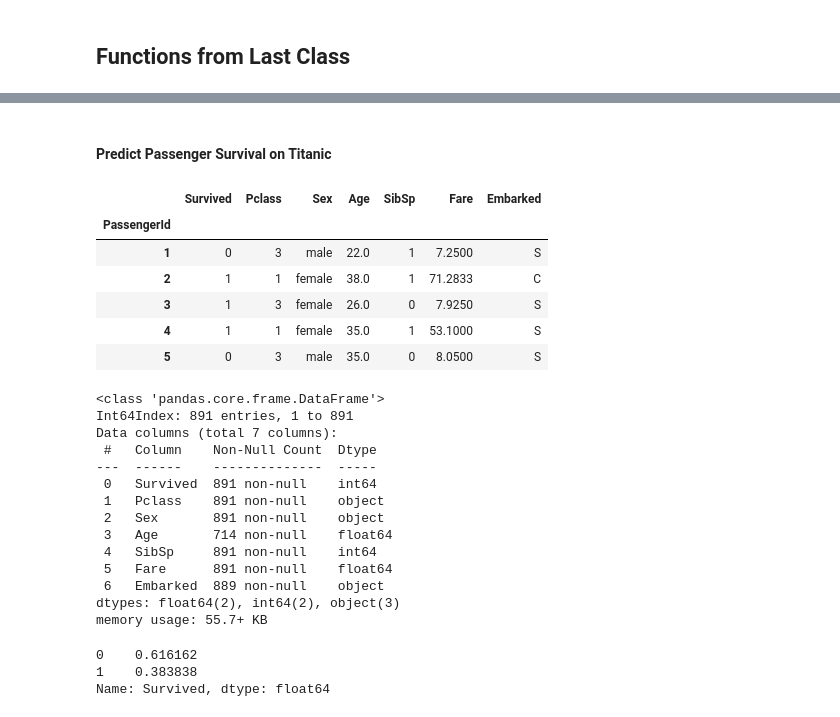
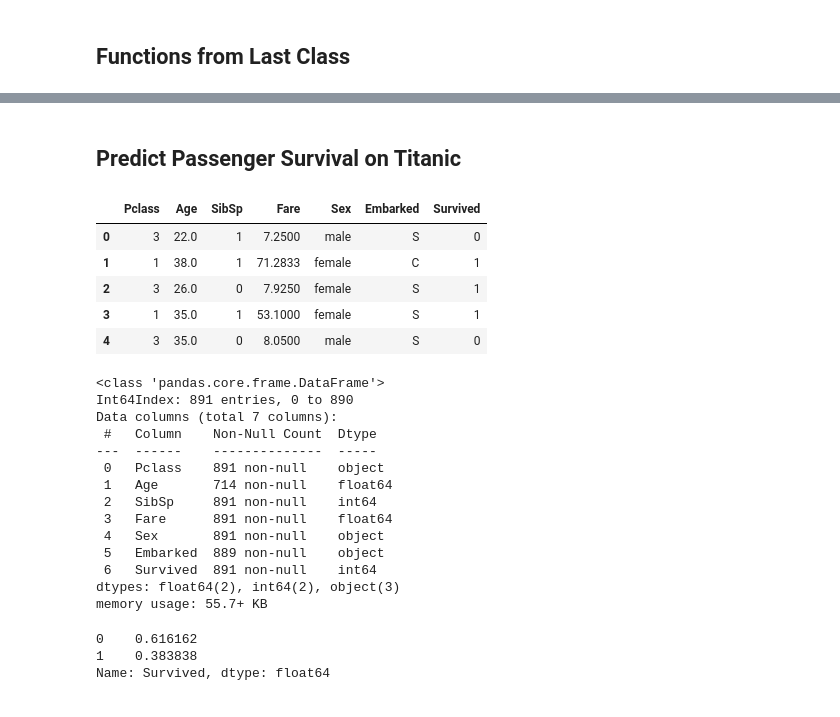
Before and after one commit to jirvingphd/online-dtsc-pt-041320-cohort-notes, a Jupyter notebook: Mod 3/sect_25_logistic_regression/instructor/sect_25_pt1_LogisticRegression_titanic-instructor.ipynb, the cells around one changed output, grey strips where cells are left out. Cells and saved outputs as stored; diff of their text form; code cells hidden in the pictures.

```diff
--- a/Mod 3/sect_25_logistic_regression/instructor/sect_25_pt1_LogisticRegression_titanic-instructor.ipynb
+++ b/Mod 3/sect_25_logistic_regression/instructor/sect_25_pt1_LogisticRegression_titanic-instructor.ipynb
@@ -132,33 +152,34 @@ def get_model_coeffs(X_df, sklearn_model=None, ols_model = None):
 # %% [markdown]
-#### Predict Passenger Survival on Titanic
+## Predict Passenger Survival on Titanic
 # %%
 df = fs.datasets.load_titanic(read_csv_kwds={'index_col':0})
-df.set_index('PassengerId',inplace=True)
-df.drop(['Name','Ticket','Cabin','Parch'],inplace=True,axis=1)
+relevant_columns = ['Pclass', 'Age', 'SibSp', 'Fare', 'Sex', 'Embarked', 'Survived']
+df = df[relevant_columns]
+# df.set_index('PassengerId',inplace=True)
+# df.drop(['Name','Ticket','Cabin','Parch'],inplace=True,axis=1)
 df.head()
 # %% [output]
-|  | Survived | Pclass | Sex | Age | SibSp | Fare | Embarked |
-| PassengerId |  |  |  |  |  |  |  |
-| 1 | 0 | 3 | male | 22.0 | 1 | 7.2500 | S |
-| 2 | 1 | 1 | female | 38.0 | 1 | 71.2833 | C |
-| 3 | 1 | 3 | female | 26.0 | 0 | 7.9250 | S |
-| 4 | 1 | 1 | female | 35.0 | 1 | 53.1000 | S |
-| 5 | 0 | 3 | male | 35.0 | 0 | 8.0500 | S |
+|  | Pclass | Age | SibSp | Fare | Sex | Embarked | Survived |
+| 0 | 3 | 22.0 | 1 | 7.2500 | male | S | 0 |
+| 1 | 1 | 38.0 | 1 | 71.2833 | female | C | 1 |
+| 2 | 3 | 26.0 | 0 | 7.9250 | female | S | 1 |
+| 3 | 1 | 35.0 | 1 | 53.1000 | female | S | 1 |
+| 4 | 3 | 35.0 | 0 | 8.0500 | male | S | 0 |
 # %%
 df.info()
 # %% [output]
 <class 'pandas.core.frame.DataFrame'>
-Int64Index: 891 entries, 1 to 891
+Int64Index: 891 entries, 0 to 890
 Data columns (total 7 columns):
  #   Column    Non-Null Count  Dtype
 ---  ------    --------------  -----
- 0   Survived  891 non-null    int64
- 1   Pclass    891 non-null    object
- 2   Sex       891 non-null    object
- 3   Age       714 non-null    float64
- 4   SibSp     891 non-null    int64
- 5   Fare      891 non-null    float64
- 6   Embarked  889 non-null    object
+ 0   Pclass    891 non-null    object
+ 1   Age       714 non-null    float64
+ 2   SibSp     891 non-null    int64
+ 3   Fare      891 non-null    float64
+ 4   Sex       891 non-null    object
+ 5   Embarked  889 non-null    object
+ 6   Survived  891 non-null    int64
 dtypes: float64(2), int64(2), object(3)
 memory usage: 55.7+ KB
 # %%
```
Also changed, not shown: parts of 124 cells of this notebook.
